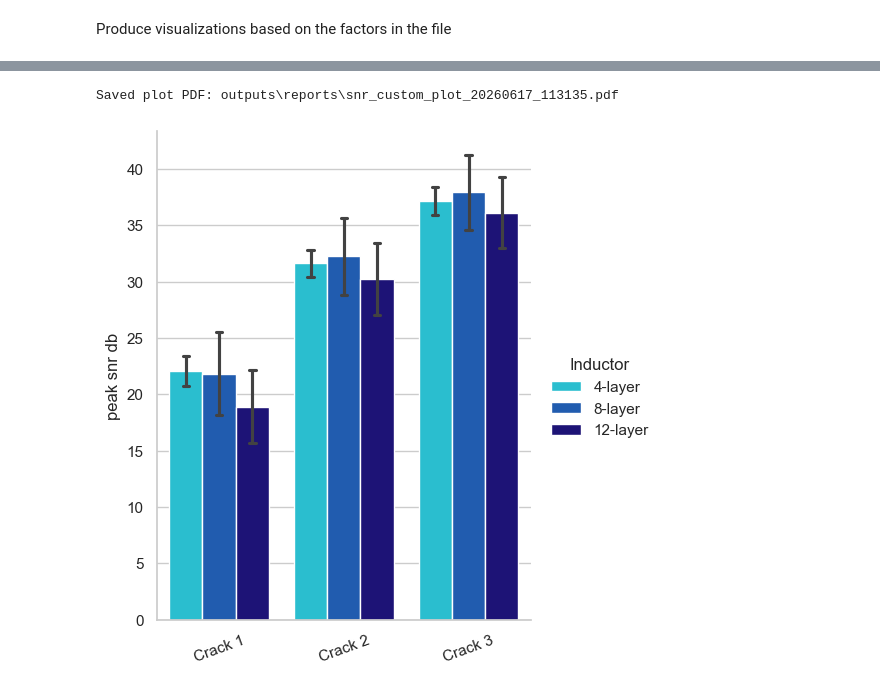
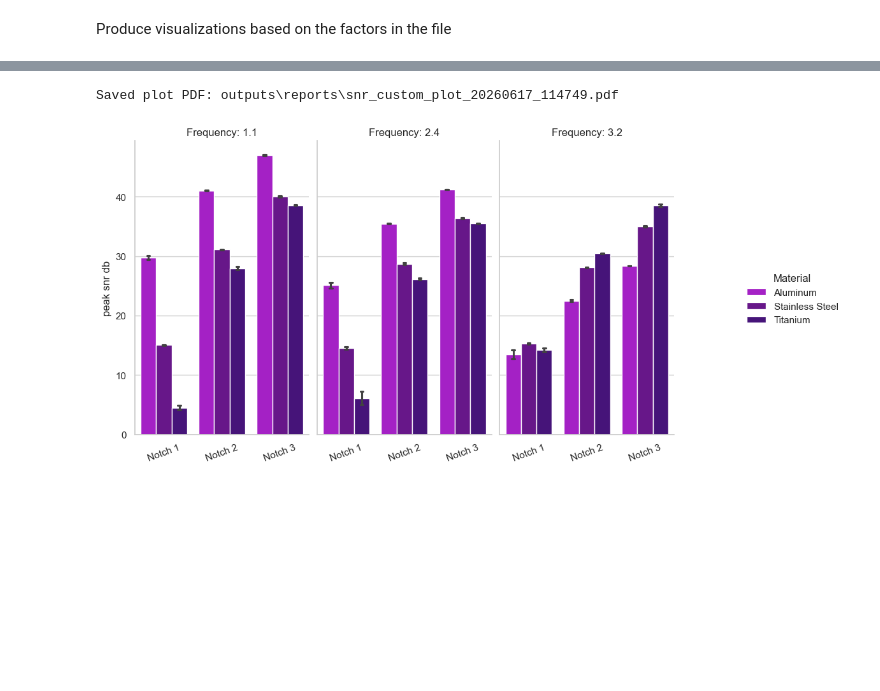
Before and after one commit to Animal-Inspired-Motion-And-Robotics-Lab/ldcscanner, a Jupyter notebook: SNR_Interactive_Analysis.ipynb, the cells around one changed output, grey strips where cells are left out. Saved outputs shown, nothing was run; the diff lists cells and outputs as text; code cells hidden in the pictures; blank space fills up the shorter version.

Commit message:
Now set up to produce the paper plots (FPCB stacks, frequency change, and material/stack combos)

```diff
--- a/SNR_Interactive_Analysis.ipynb
+++ b/SNR_Interactive_Analysis.ipynb
@@ -187,11 +187,14 @@ def inductor_display_color_map():
         "12-layer": inductor_colors.get("flex_12", "#100386"),
     }
 
+def notch_label(text):
+    return str(text).replace("Crack", "Notch")
+
 # Choose what to plot here.
 # GROUP_BY = x-axis, CLUSTER_BY = legend/hue, FACET_BY = column facets.
 GROUP_BY = "Crack"      # Examples: "Material", "Frequency", "Inductor", "Crack"
-CLUSTER_BY = "Inductor"     # Set to None to disable clustering.
-FACET_BY = None   # Set to None to disable faceting.
+CLUSTER_BY = "Material"     # Set to None to disable clustering.
+FACET_BY = "Frequency"   # Set to None to disable faceting.
 SHOW_PLOT_TITLE = False   # Set to False to hide the plot title.
 MANUAL_PLOT_TITLE = None  # Set a custom title string to override auto-generated plot title.
 VALUE_COL = "peak_snr_db"
@@ -200,9 +203,13 @@ ESTIMATOR = "mean"       # Used for bar-like plots.
 ERRORBAR = "sd"          # Used for bar-like plots.
 CAPSIZE = 0.15
 ROTATE_X_LABELS = 20
-SAVE_PDF = False
-PDF_WIDTH_IN = 6       # Example: 10.0 for fixed PDF width in inches.
+SAVE_PDF = True
+PDF_WIDTH_IN = 10       # Example: 10.0 for fixed PDF width in inches.
 PDF_HEIGHT_IN = 6      # Example: 6.0 for fixed PDF height in inches.
+LEGEND_OUTSIDE = False   # Set to True to place legend outside the facet grid.
+LEGEND_ANCHOR_X = 1.0   # Horizontal anchor for outside legend.
+LEGEND_ANCHOR_Y = 0.5   # Vertical anchor for outside legend.
+LEGEND_FIG_RIGHT = 0.9  # Right subplot boundary; larger value means less extra right padding.
 
 plot_df = per_crack_df.copy()
 
@@ -295,7 +302,9 @@ def palette_for(column_name, order):
         return None
 
     if column_name == "Crack":
-        base_map = {**LABEL_COLOR_MAP, **CRACK_COLOR_MAP}
+        base_map = {
+            notch_label(k): v for k, v in {**LABEL_COLOR_MAP, **CRACK_COLOR_MAP}.items()
+        }
     elif column_name == "Material":
         base_map = MATERIAL_COLOR_MAP
     elif column_name == "Frequency":
@@ -317,6 +326,9 @@ plot_data = plot_df.copy()
 for column_name in plot_columns:
     if column_name is not None:
         plot_data[column_name] = plot_data[column_name].astype(str)
+
+if "Crack" in plot_data.columns:
+    plot_data["Crack"] = plot_data["Crack"].map(notch_label)
 
 summary_group_cols = [c for c in [GROUP_BY, CLUSTER_BY, FACET_BY] if c is not None]
 if summary_group_cols:
@@ -357,12 +369,22 @@ if CLUSTER_BY is not None and not cluster_order:
 if FACET_BY is not None and not facet_order:
     raise ValueError(f"No usable values found for FACET_BY={FACET_BY!r}.")
 
+if GROUP_BY == "Crack":
+    group_order = [notch_label(v) for v in group_order]
+if CLUSTER_BY == "Crack":
+    cluster_order = [notch_label(v) for v in cluster_order]
+if FACET_BY == "Crack":
+    facet_order = [notch_label(v) for v in facet_order]
+
 plot_palette = palette_for(CLUSTER_BY, cluster_order)
-title_parts = [VALUE_COL.replace("_", " ").title(), f"by {GROUP_BY}"]
-if CLUSTER_BY is not None:
-    title_parts.append(f"clustered by {CLUSTER_BY}")
-if FACET_BY is not None:
-    title_parts.append(f"faceted by {FACET_BY}")
+group_label = notch_label(GROUP_BY)
+cluster_label = notch_label(CLUSTER_BY) if CLUSTER_BY is not None else None
+facet_label = notch_label(FACET_BY) if FACET_BY is not None else None
+title_parts = [VALUE_COL.replace("_", " ").title(), f"by {group_label}"]
+if cluster_label is not None:
+    title_parts.append(f"clustered by {cluster_label}")
+if facet_label is not None:
+    title_parts.append(f"faceted by {facet_label}")
 if MANUAL_PLOT_TITLE:
     plot_title = str(MANUAL_PLOT_TITLE)
 else:
@@ -394,11 +416,21 @@ if FACET_BY is not None:
 g = sns.catplot(**plot_kwargs)
 g.set_axis_labels("", VALUE_COL.replace("_", " "))
 if FACET_BY is not None:
-    g.set_titles(f"{FACET_BY}: {{col_name}}")
+    g.set_titles(f"{facet_label}: {{col_name}}")
 if SHOW_PLOT_TITLE:
     g.fig.suptitle(plot_title, y=1.03)
 for ax in g.axes.flat:
     ax.tick_params(axis="x", rotation=ROTATE_X_LABELS)
+
+if CLUSTER_BY is not None and LEGEND_OUTSIDE:
+    sns.move_legend(
+        g,
+        "center left",
+        bbox_to_anchor=(float(LEGEND_ANCHOR_X), float(LEGEND_ANCHOR_Y)),
+        frameon=False,
+        title=cluster_label,
+    )
+    g.fig.subplots_adjust(right=float(LEGEND_FIG_RIGHT))
 
 pdf_dir = Path("outputs") / "reports"
 pdf_dir.mkdir(parents=True, exist_ok=True)
@@ -425,2 +464,2 @@ plt.show()
-Saved plot PDF: outputs\reports\snr_custom_plot_20260617_113135.pdf
+Saved plot PDF: outputs\reports\snr_custom_plot_20260617_114749.pdf
-[figure, old version]
+[figure, new version]
```
Also changed, not shown: parts of 2 cells of this notebook, 12 other files.
